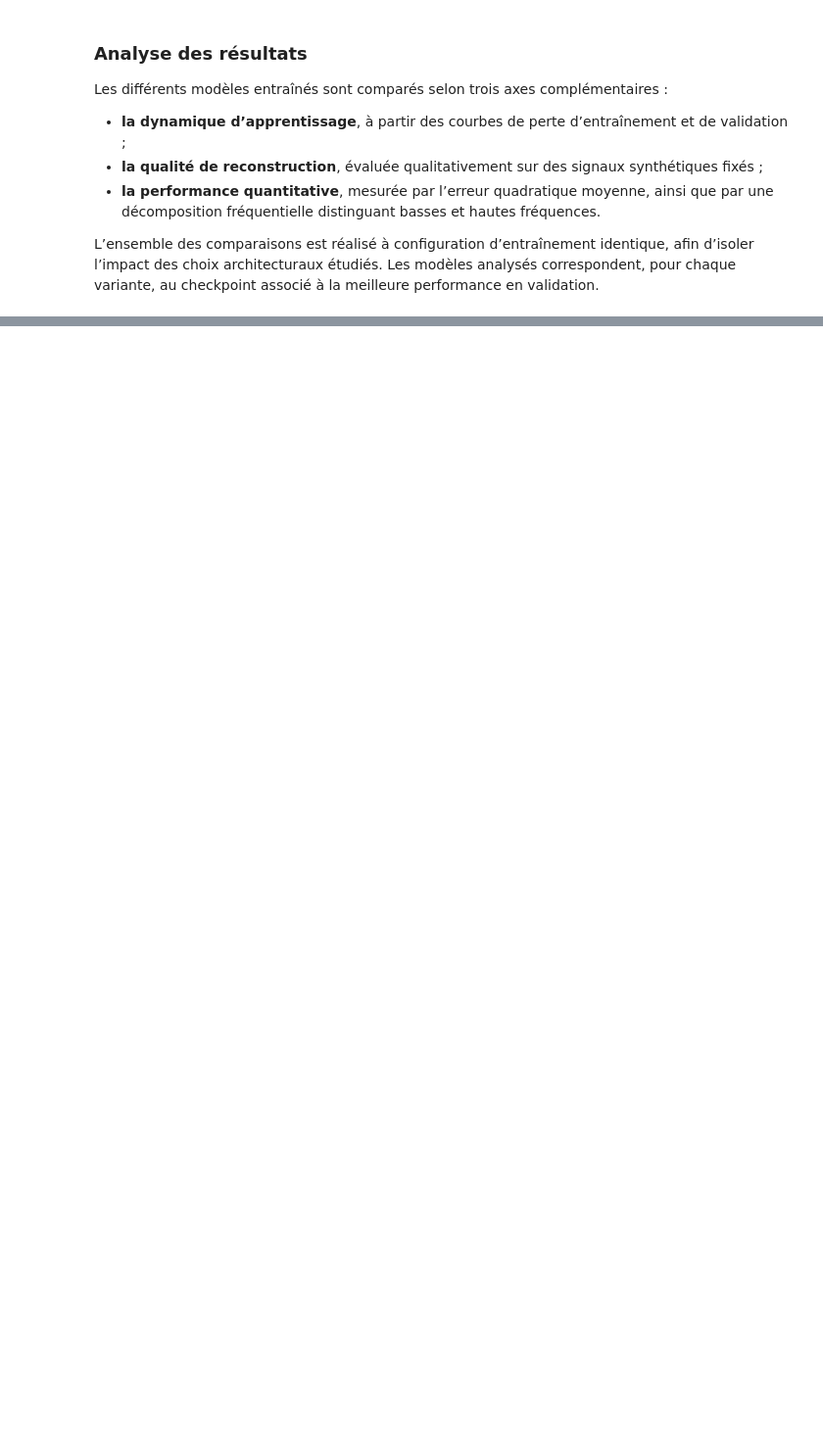
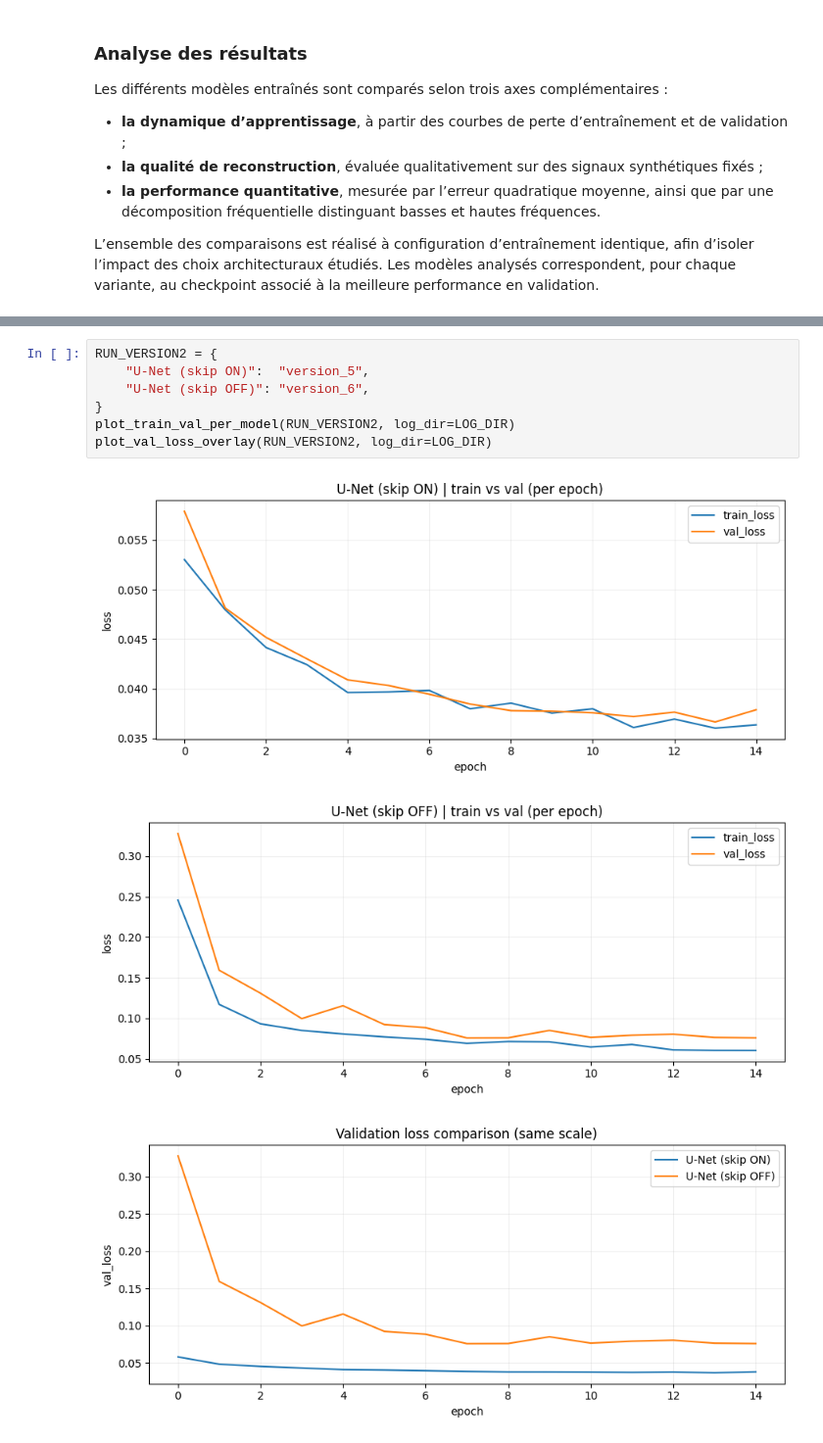
Before and after one commit to fntb/unified-unet, a Jupyter notebook: src/notebook.ipynb, the cells around one changed output, grey strips where cells are left out. Shown at 98% size. Drawn from its saved outputs; the diff is of its cells as text; blank space fills up the shorter version.

```diff
--- a/src/notebook.ipynb
+++ b/src/notebook.ipynb
@@ -837,0 +819,11 @@ test
+# %%
+RUN_VERSION2 = {
+    "U-Net (skip ON)":  "version_5",
+    "U-Net (skip OFF)": "version_6",
+}
+plot_train_val_per_model(RUN_VERSION2, log_dir=LOG_DIR)
+plot_val_loss_overlay(RUN_VERSION2, log_dir=LOG_DIR)
+# %% [output]
+[figure, added]
+[figure, added]
+[figure, added]
```
Also changed, not shown: parts of 56 cells of this notebook, 17 other files.
